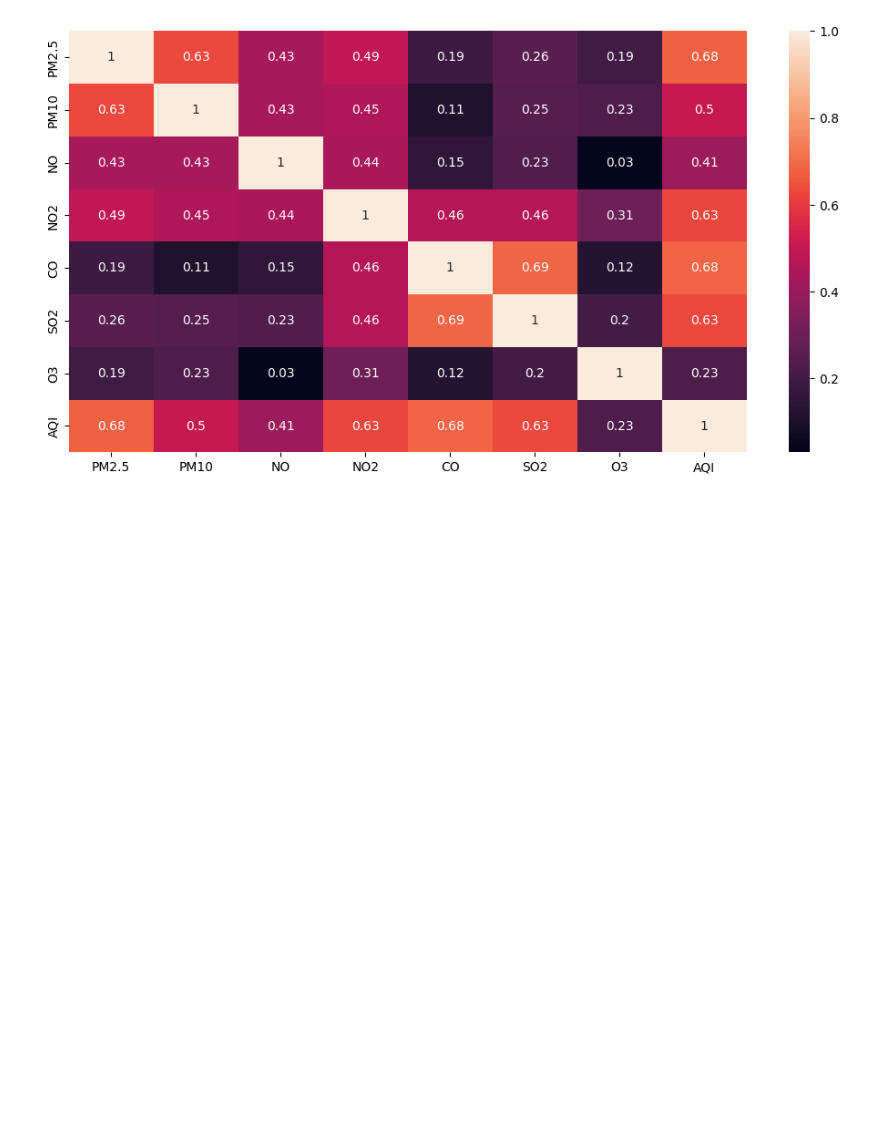
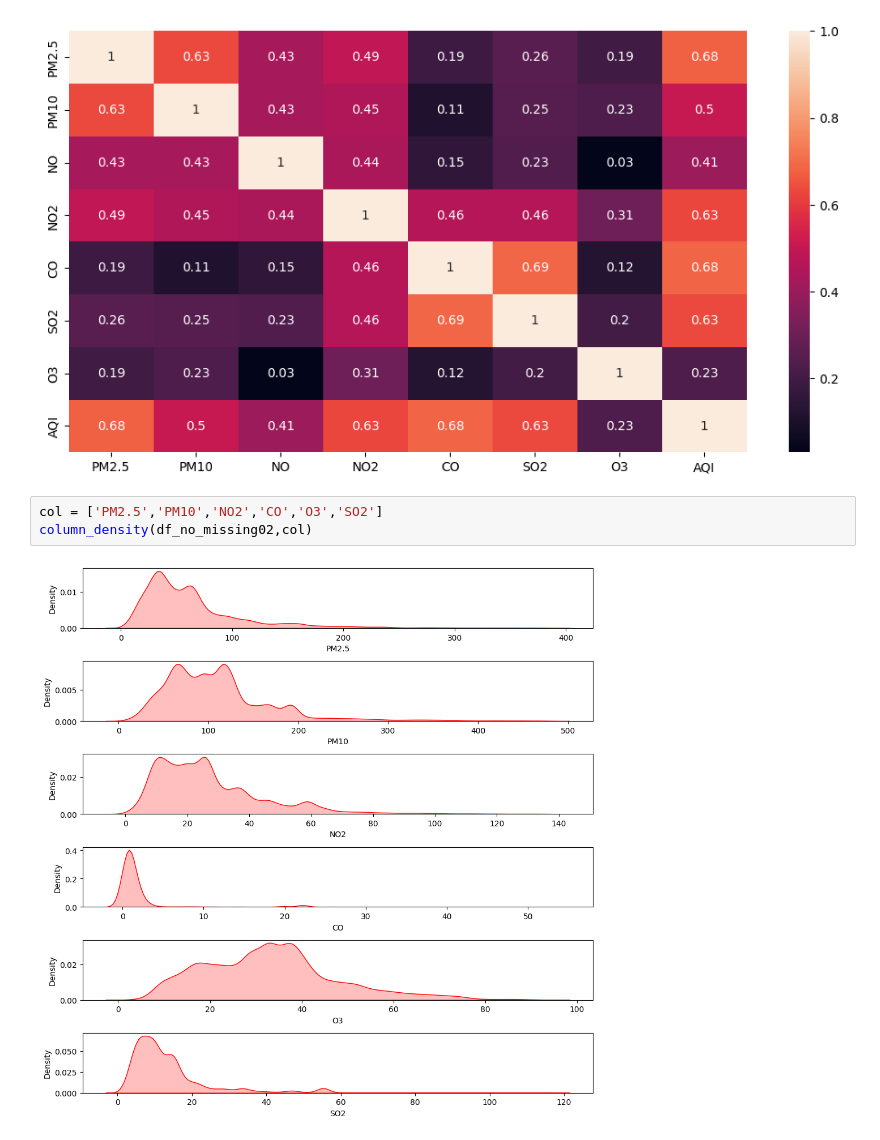
Before and after one commit to ShubhamKNIT/AlgoMinds, a Jupyter notebook: notebook/aqi_predictor.ipynb, the cells around one changed output. Drawn from its saved outputs; the diff is of its cells as text; blank space fills up the shorter version.

```diff
--- a/notebook/aqi_predictor.ipynb
+++ b/notebook/aqi_predictor.ipynb
@@ -555,3 +573,8 @@ plt.show()
 # %% [output]
 Correlation matrix after removal of outliers
 [figure]
+# %%
+col = ['PM2.5','PM10','NO2','CO','O3','SO2']
+column_density(df_no_missing02,col)
+# %% [output]
+[figure, added]
```
Also changed, not shown: parts of 5 cells of this notebook.
